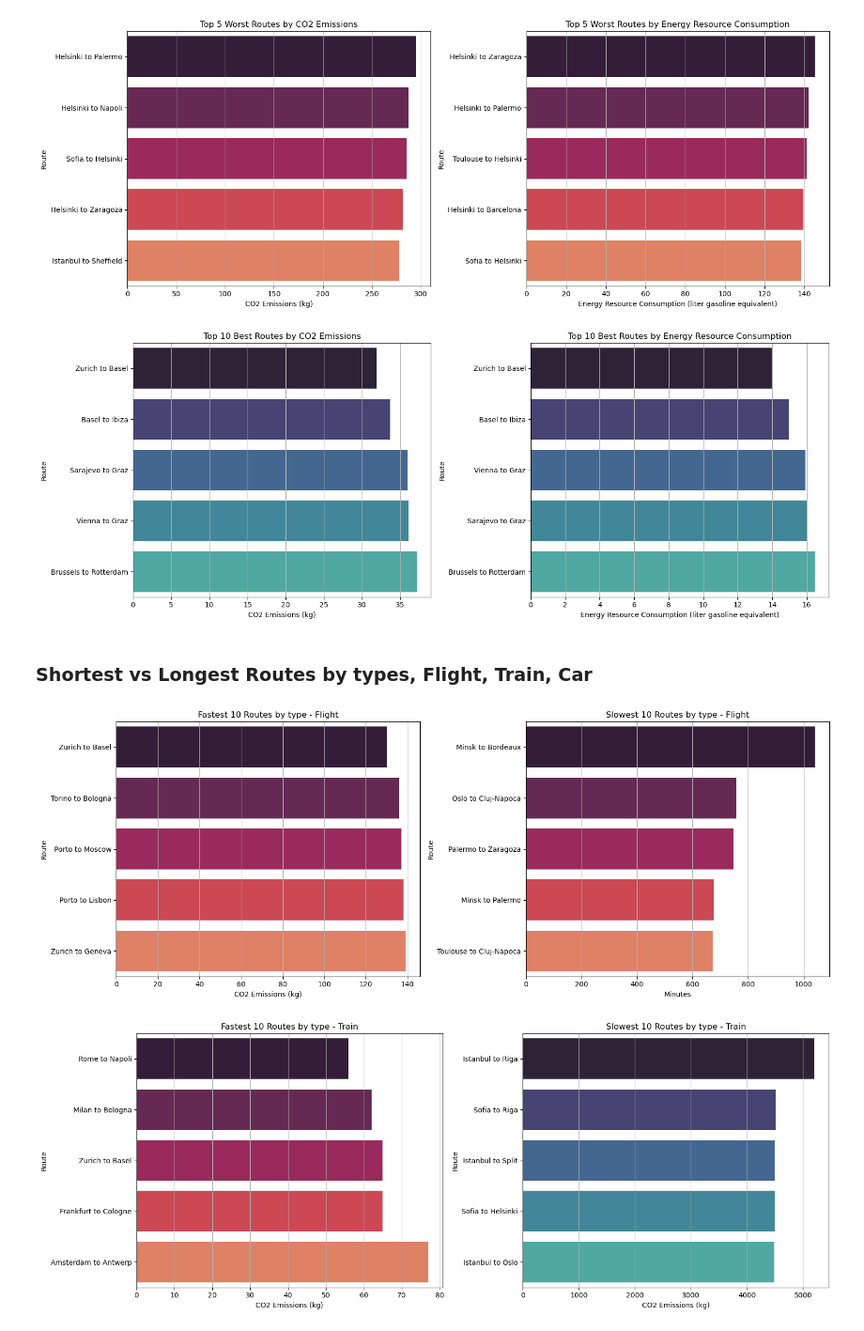
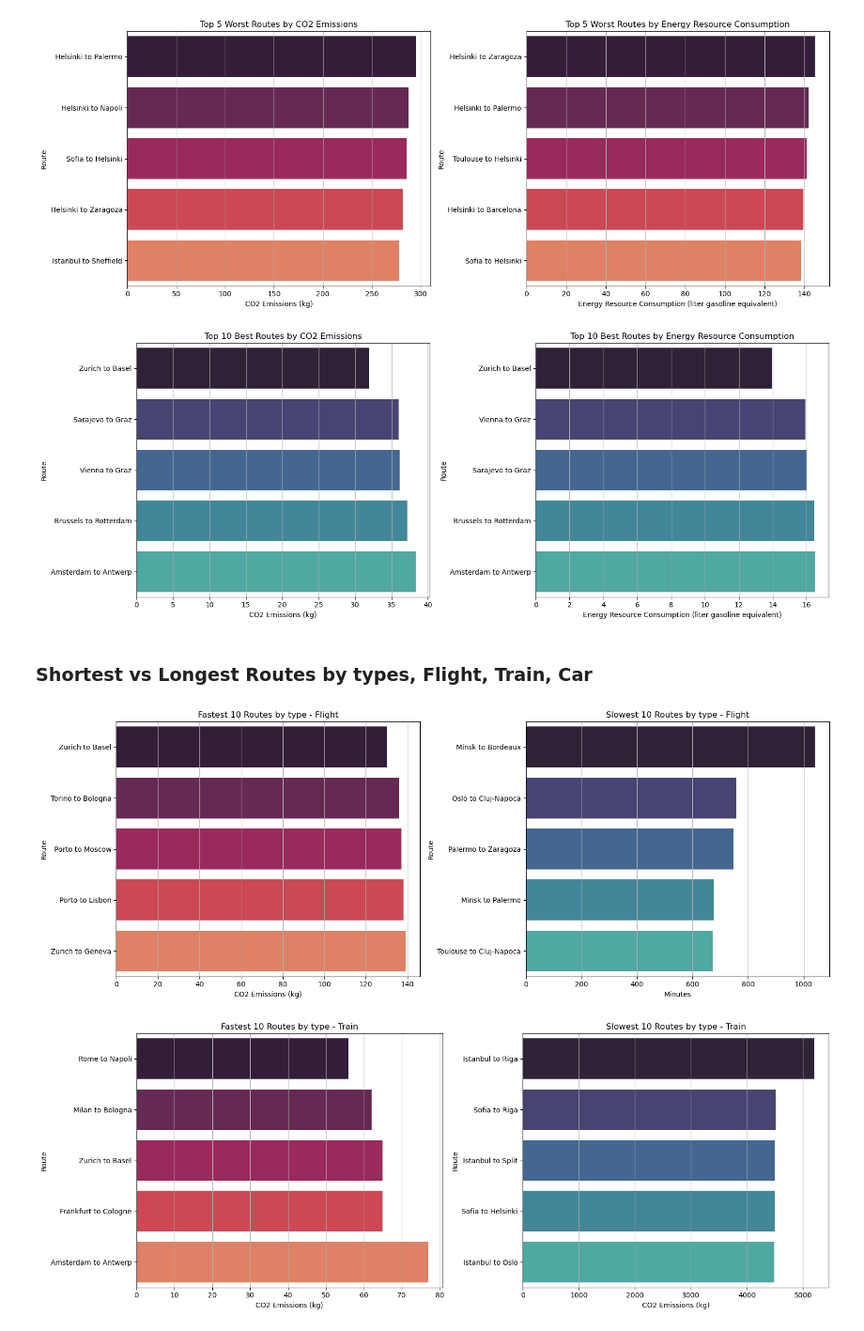
Before and after one commit to com-480-data-visualization/com-480-project-ecoroutes, a Jupyter notebook: notebooks/EDA.ipynb, the cells around one changed output. Shown: that part at 94% size. Cells and saved outputs as stored; diff of their text form; code cells hidden in the pictures.

```diff
--- a/notebooks/EDA.ipynb
+++ b/notebooks/EDA.ipynb
@@ -19,7 +11,7 @@ data.head(5)
 # %%
-# Drop row where "Departure City" or "Arrival City" is Tbilisi
-data = data[data["Departure City"] != "Tbilisi"]
-data = data[data["Arrival City"] != "Tbilisi"]
+# Drop row where "Departure City" or "Arrival City" is Tbilisi or Ibiza
+data = data[~data["Departure City"].isin(["Tbilisi", "Ibiza"])]
+data = data[~data["Arrival City"].isin(["Tbilisi", "Ibiza"])]
 # %%
 city_to_departure_country = {
     "Tirana": "Albania",
@@ -107,7 +99,7 @@ city_to_departure_country = {
     "Ibiza": "Spain",
 }
 
-city_to_country = new_city_to_country = {
+city_to_arrival_country = {
     **city_to_departure_country,  # Existing mappings
     "Ibiza": "Spain",
     "Zaragoza": "Spain",
@@ -121,7 +113,7 @@ city_to_country = new_city_to_country = {
 
 # Create new column "Country"
 data["Departure Country"] = data["Departure City"].map(city_to_departure_country)
-data["Arrival Country"] = data["Arrival City"].map(city_to_country)
+data["Arrival Country"] = data["Arrival City"].map(city_to_arrival_country)
 # %%
 country_to_region = {
     "United Kingdom": "Western Europe",
@@ -299,35 +299,35 @@ ax2.grid(axis="x")
 plt.tight_layout()
 plt.show()
 # %% [output]
-[figure, old version]
+[figure, new version]
 # %% [markdown]
 ### Shortest vs Longest Routes by types, Flight, Train, Car
 # %%
 top_10_duration = data.sort_values("Flight Duration", ascending=True).head(5)
 worst_10_duration = data.sort_values("Flight Duration", ascending=False).head(5)
 
 fig, (ax1, ax2) = plt.subplots(1, 2, figsize=(16, 6))
 
 sns.barplot(
     data=top_10_duration, x="Flight Duration", y="ID", ax=ax1, palette=custom_palette2
 )
 ax1.set_title("Fastest 10 Routes by type - Flight")
 ax1.set_xlabel("CO2 Emissions (kg)")
 ax1.set_ylabel("Route")
 ax1.grid(axis="x")
 
 sns.barplot(
-    data=worst_10_duration, x="Flight Duration", y="ID", ax=ax2, palette=custom_palette2
+    data=worst_10_duration, x="Flight Duration", y="ID", ax=ax2, palette=custom_palette1
 )
 ax2.set_title("Slowest 10 Routes by type - Flight")
 ax2.set_xlabel("Minutes")
 ax2.set_ylabel("Route")
 ax2.grid(axis="x")
 
 plt.tight_layout()
 plt.show()
 # %% [output]
-[figure, old version]
+[figure, new version]
 # %%
 top_10_duration = data.sort_values("Train Duration", ascending=True).head(5)
 worst_10_duration = data.sort_values("Train Duration", ascending=False).head(5)
```
Also changed, not shown: parts of 6 cells of this notebook.
